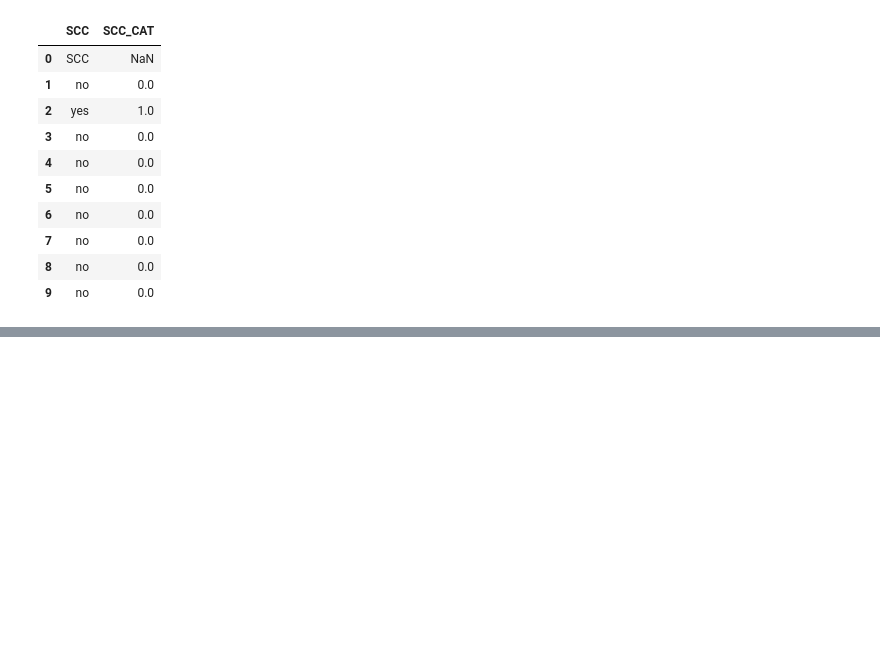
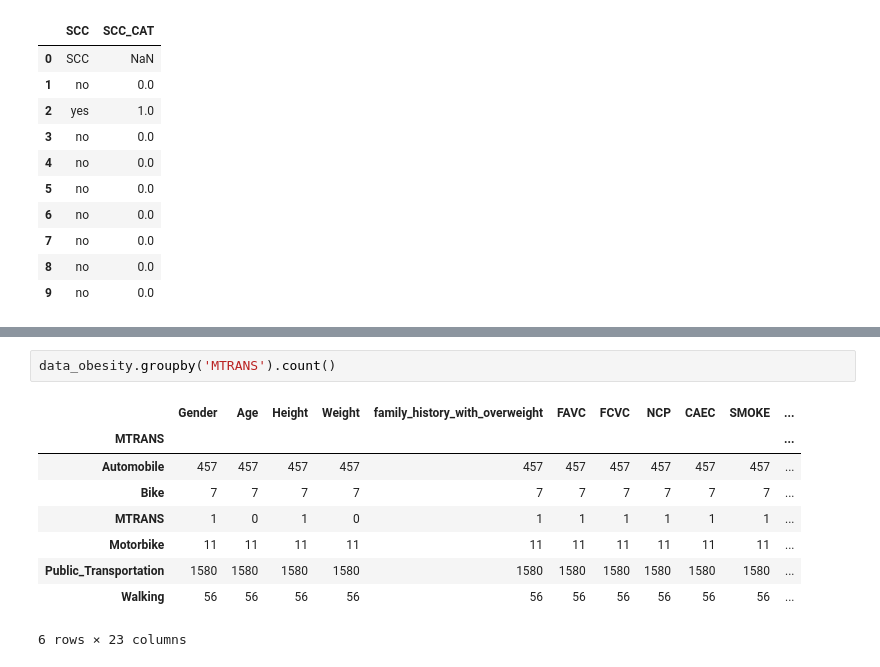
Before and after one commit to flamartini/PUCRIO_EAD_CIENCIA_DADOS, a Jupyter notebook: MVP_Níveis_de_obesidade.ipynb, the cells around one changed output, grey strips where cells are left out. Saved outputs shown, nothing was run; the diff lists cells and outputs as text; blank space fills up the shorter version.

```diff
--- a/MVP_Níveis_de_obesidade.ipynb
+++ b/MVP_Níveis_de_obesidade.ipynb
@@ -770,0 +889,12 @@ data_obesity[['SCC', 'SCC_CAT']].head(10)
+# %%
+data_obesity.groupby('MTRANS').count()
+# %% [output]
+|  | Gender | Age | Height | Weight | family_history_with_overweight | FAVC | FCVC | NCP | CAEC | SMOKE | ... |
+| MTRANS |  |  |  |  |  |  |  |  |  |  | ... |
+| Automobile | 457 | 457 | 457 | 457 | 457 | 457 | 457 | 457 | 457 | 457 | ... |
+| Bike | 7 | 7 | 7 | 7 | 7 | 7 | 7 | 7 | 7 | 7 | ... |
+| MTRANS | 1 | 0 | 1 | 0 | 1 | 1 | 1 | 1 | 1 | 1 | ... |
+| Motorbike | 11 | 11 | 11 | 11 | 11 | 11 | 11 | 11 | 11 | 11 | ... |
+| Public_Transportation | 1580 | 1580 | 1580 | 1580 | 1580 | 1580 | 1580 | 1580 | 1580 | 1580 | ... |
+| Walking | 56 | 56 | 56 | 56 | 56 | 56 | 56 | 56 | 56 | 56 | ... |
+6 rows × 23 columns
```
Also changed, not shown: parts of 19 cells of this notebook.
